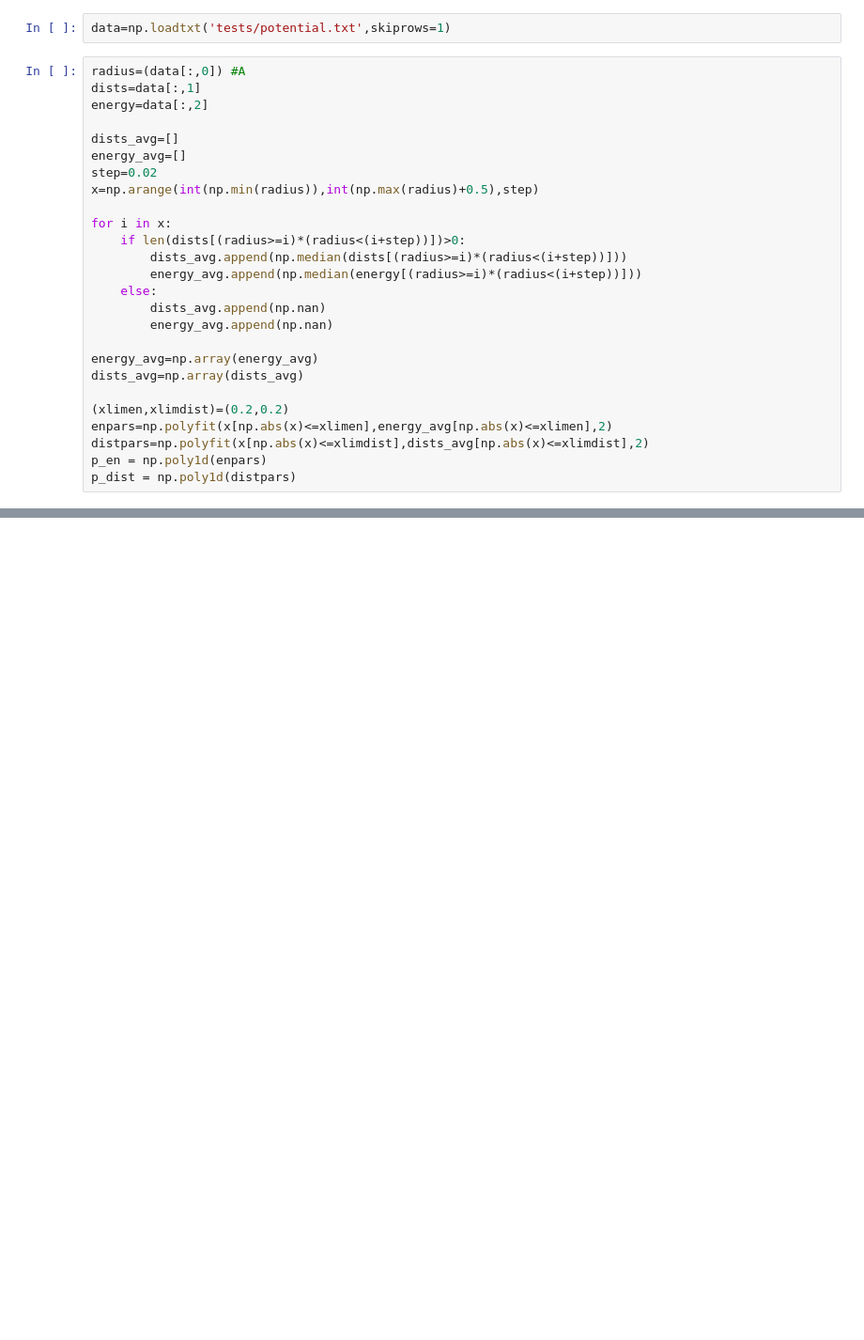
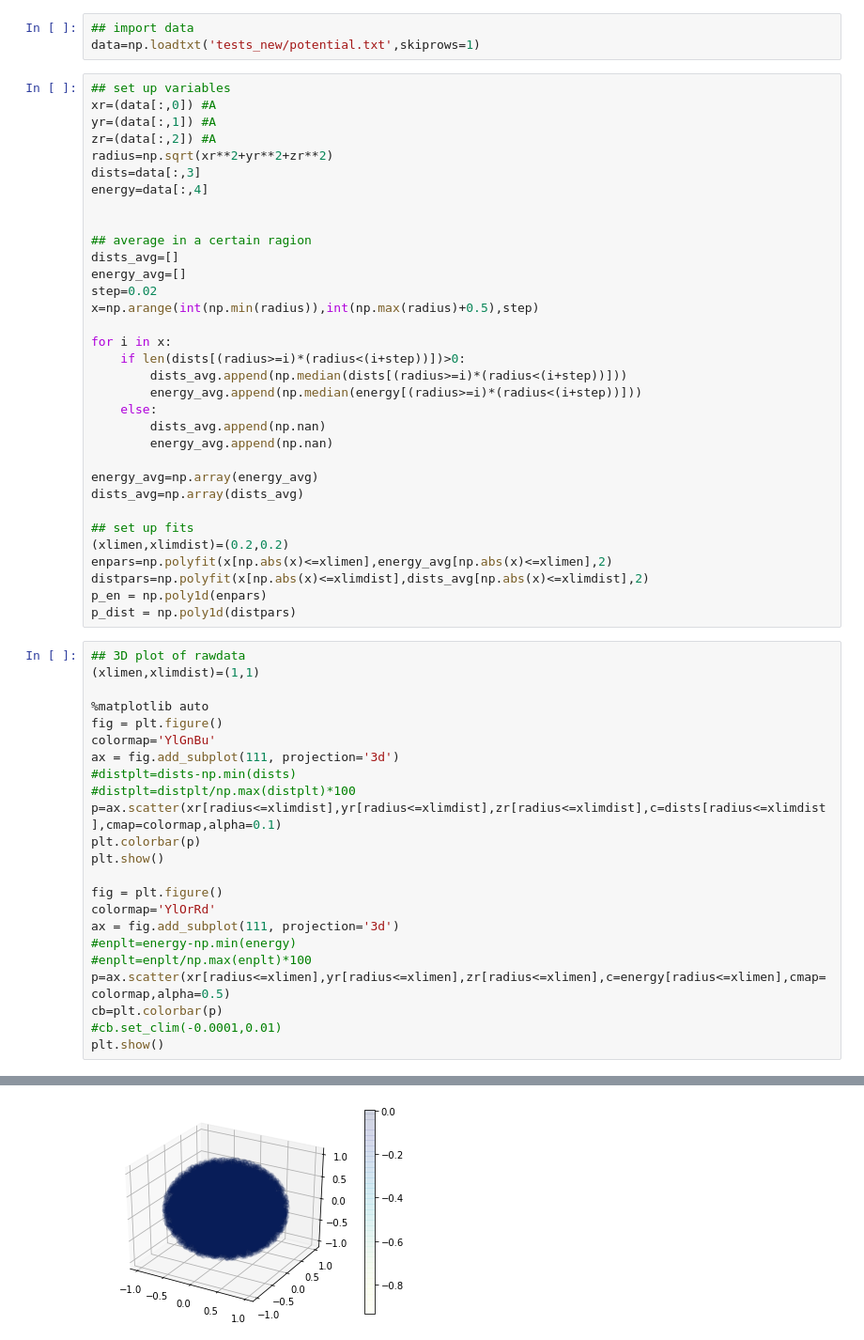
Before and after one commit to christophhofer40/CH-reconstruction, a Jupyter notebook: plot_potential.ipynb, the cells around one changed output, grey strips where cells are left out. Shown at 94% size. Cells and saved outputs as stored; diff of their text form; blank space fills up the shorter version.

Commit message:
improved plotting of potential

```diff
--- a/plot_potential.ipynb
+++ b/plot_potential.ipynb
@@ -4,10 +5,17 @@ import matplotlib.pyplot as plt
 # %%
-data=np.loadtxt('tests/potential.txt',skiprows=1)
+## import data
+data=np.loadtxt('tests_new/potential.txt',skiprows=1)
 # %%
-radius=(data[:,0]) #A
-dists=data[:,1]
-energy=data[:,2]
+## set up variables
+xr=(data[:,0]) #A
+yr=(data[:,1]) #A
+zr=(data[:,2]) #A
+radius=np.sqrt(xr**2+yr**2+zr**2)
+dists=data[:,3]
+energy=data[:,4]
 
+
+## average in a certain ragion
 dists_avg=[]
 energy_avg=[]
 step=0.02
@@ -24,8 +32,33 @@ for i in x:
 energy_avg=np.array(energy_avg)
 dists_avg=np.array(dists_avg)
 
+## set up fits
 (xlimen,xlimdist)=(0.2,0.2)
 enpars=np.polyfit(x[np.abs(x)<=xlimen],energy_avg[np.abs(x)<=xlimen],2)
 distpars=np.polyfit(x[np.abs(x)<=xlimdist],dists_avg[np.abs(x)<=xlimdist],2)
 p_en = np.poly1d(enpars)
 p_dist = np.poly1d(distpars)
+# %%
+## 3D plot of rawdata
+(xlimen,xlimdist)=(1,1)
+
+%matplotlib auto
+fig = plt.figure()
+colormap='YlGnBu'
+ax = fig.add_subplot(111, projection='3d')
+#distplt=dists-np.min(dists)
+#distplt=distplt/np.max(distplt)*100
+p=ax.scatter(xr[radius<=xlimdist],yr[radius<=xlimdist],zr[radius<=xlimdist],c=dists[radius<=xlimdist],cmap=colormap,alpha=0.1)
+plt.colorbar(p)
+plt.show()
+
+fig = plt.figure()
+colormap='YlOrRd'
+ax = fig.add_subplot(111, projection='3d')
+#enplt=energy-np.min(energy)
+#enplt=enplt/np.max(enplt)*100
+p=ax.scatter(xr[radius<=xlimen],yr[radius<=xlimen],zr[radius<=xlimen],c=energy[radius<=xlimen],cmap=colormap,alpha=0.5)
+cb=plt.colorbar(p)
+#cb.set_clim(-0.0001,0.01)
+plt.show()
+# %% [output]
@@ -31,0 +66 @@ p_dist = np.poly1d(distpars)
+[figure, added]
```
Also changed, not shown: parts of 13 cells of this notebook, 8 other files.
